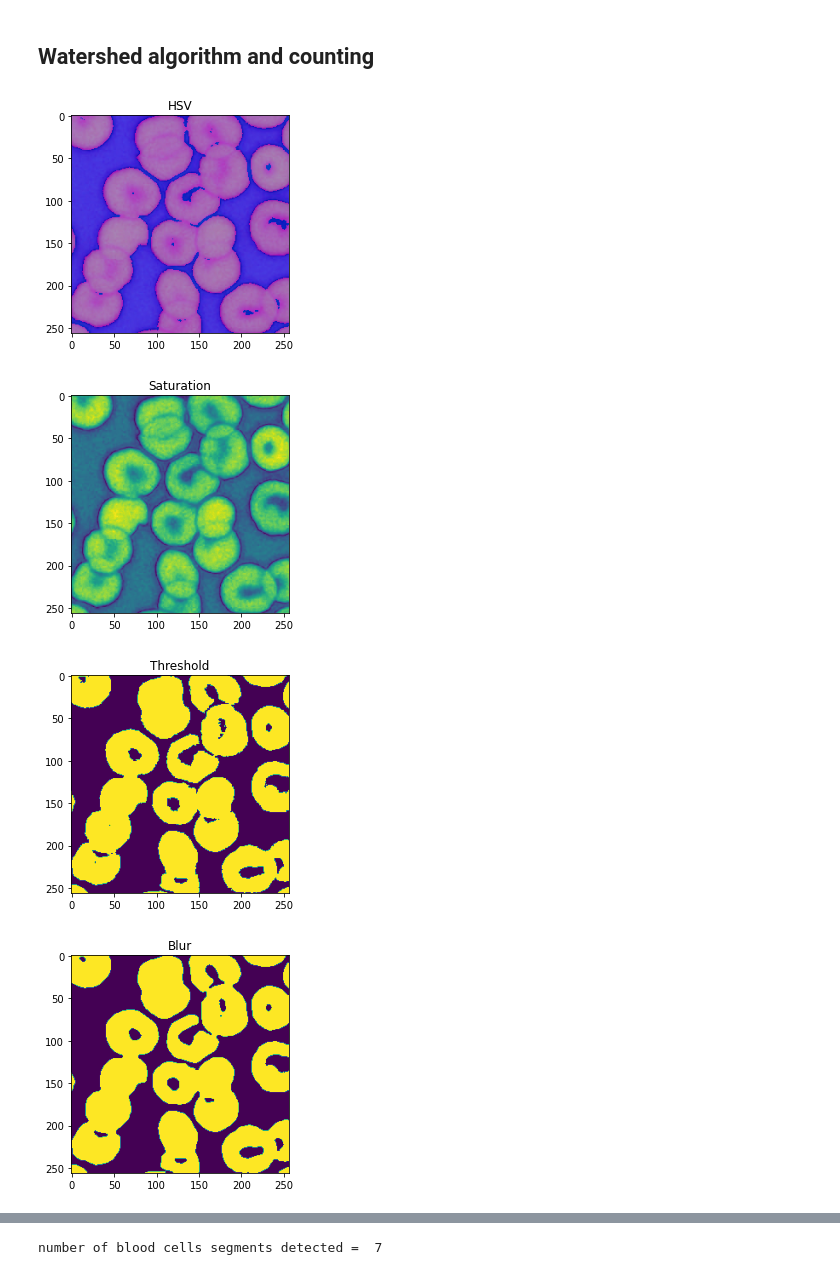
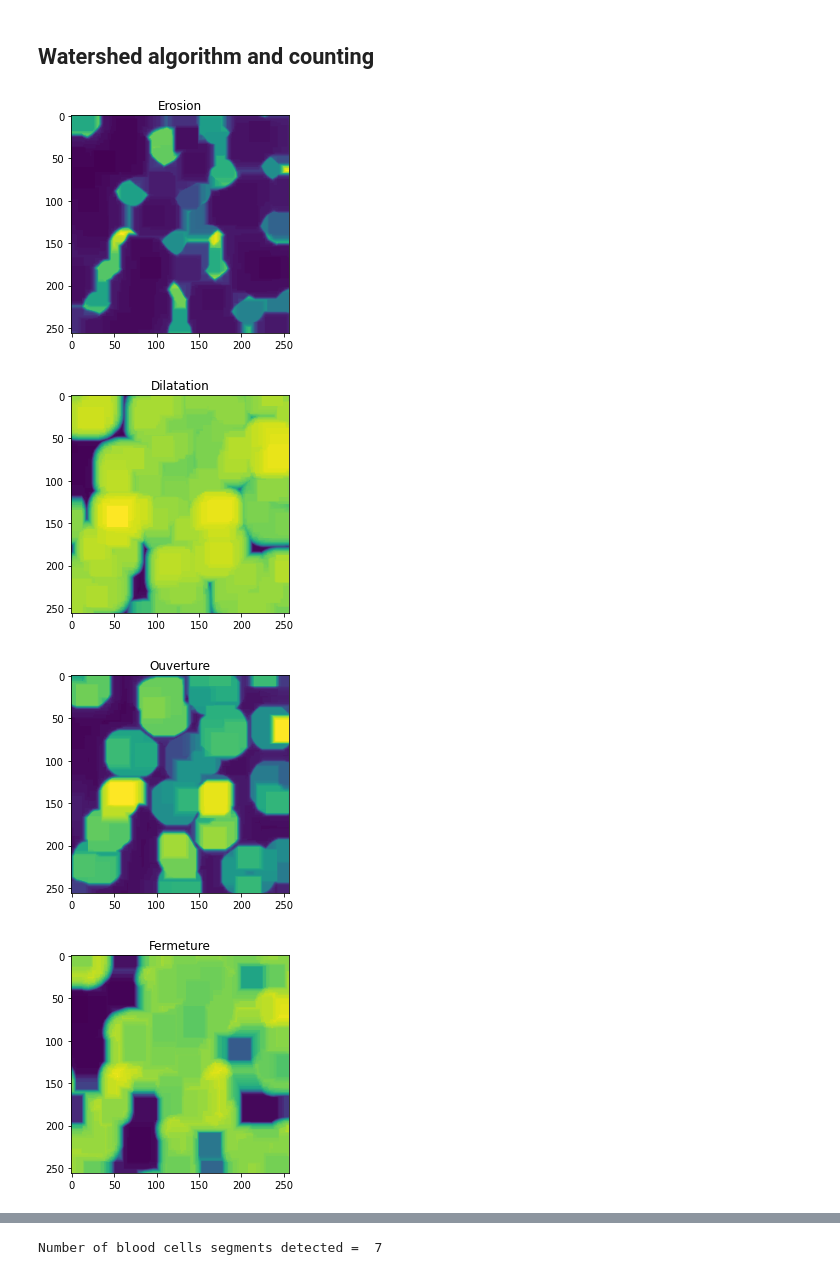
Before and after one commit to Zegorax/TI-RedBloodCells, a Jupyter notebook: sources/waterShed.ipynb, the cells around one changed output, grey strips where cells are left out. Saved outputs shown, nothing was run; the diff lists cells and outputs as text; code cells hidden in the pictures.

Commit message:
Add erosion, dilatation, opening and closing

```diff
--- a/sources/waterShed.ipynb
+++ b/sources/waterShed.ipynb
@@ -23,6 +23,18 @@ def show(img,title):
 # %%
 img = cv2.imread('../dataset/training/image-10.png')
 gray = cv2.cvtColor(img, cv2.COLOR_BGR2GRAY)
+gray = np.invert(gray)
+
+kernel = np.ones((25,25),np.uint8)
+erosion = cv2.erode(gray,kernel,iterations = 1)
+dilation = cv2.dilate(gray,kernel,iterations = 1)
+opening = cv2.morphologyEx(gray, cv2.MORPH_OPEN, kernel)
+closing = cv2.morphologyEx(gray, cv2.MORPH_CLOSE, kernel)
+
+show(erosion, "Erosion")
+show(dilation, "Dilatation")
+show(opening, "Ouverture")
+show(closing, "Fermeture")
 
 # preprocessing the image
 hsv = cv2.cvtColor(img, cv2.COLOR_BGR2HSV)
@@ -30,34 +42,34 @@ show(hsv,"HSV")
 
 h, s, v = cv2.split(hsv)
 show(s, "Saturation")
 
 _, thr = cv2.threshold(s, 0, 255, cv2.THRESH_BINARY + cv2.THRESH_OTSU)
 show(thr, "Threshold")
 
 blur = cv2.medianBlur(thr, 5)
 show(blur, "Blur")
 
 contours, hierarchy = cv2.findContours(
     blur, cv2.RETR_TREE, cv2.CHAIN_APPROX_SIMPLE)
 count = []
 for x in contours:
     area = cv2.contourArea(x)
     if area > 1000:
         count.append(x)
 
 D = ndimage.distance_transform_edt(thr)
 localMax = peak_local_max(D, indices=False, min_distance=40, labels=thr)
 markers = ndimage.label(localMax, structure=np.ones((3, 3)))[0]
 labels = watershed(-D, markers, mask=thr)
 ws = len(np.unique(labels)) - 1
 
 #Count number of segmentation
 ans = int((ws + len(count)) / 2)
 cv2.drawContours(img, count, -1, (255, 0, 0), 3)
 show(img, "Segmentation")
 print("Number of blood cells segments detected = ", ans)
 # %% [output]
-[figure, old version]
+[figure, new version]
-[figure, old version]
+[figure, new version]
-[figure, old version]
+[figure, new version]
-[figure, old version]
+[figure, new version]
@@ -65 +81 @@ print("Number of blood cells segments detected = ", ans)
-number of blood cells segments detected =  7
+Number of blood cells segments detected =  7
```
Also changed, not shown: parts of 1 cell of this notebook.
